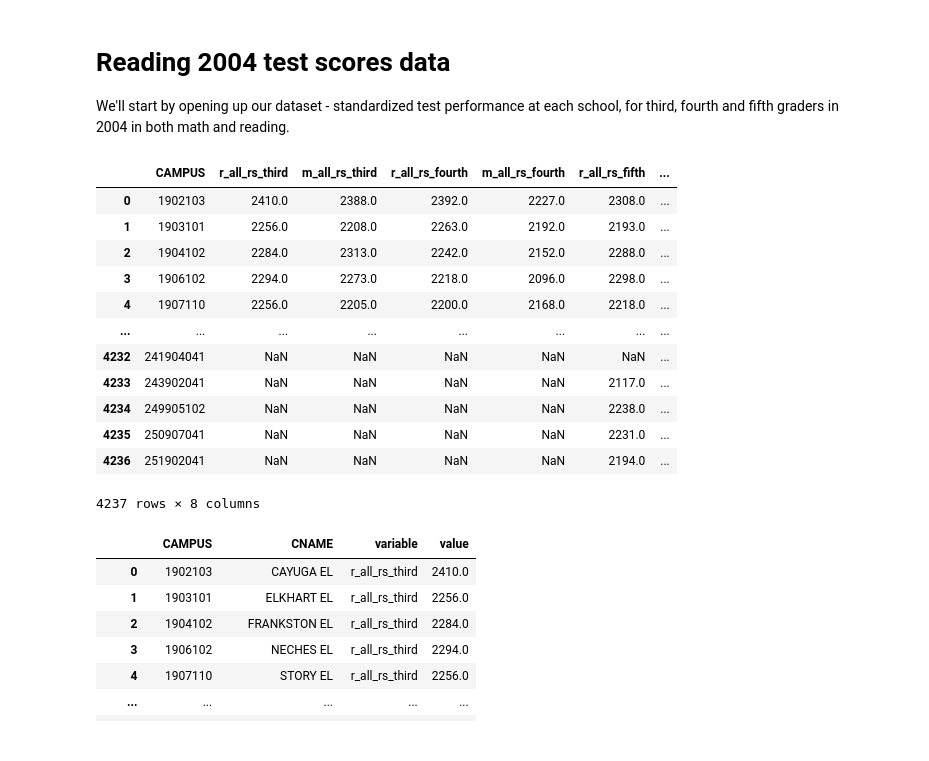
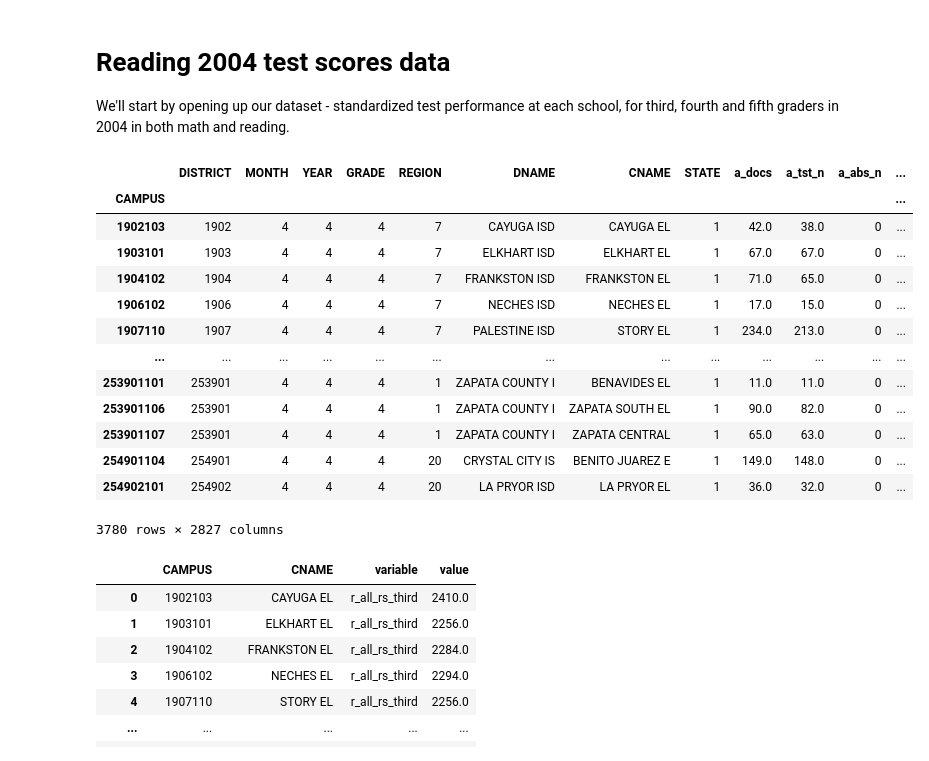
Before and after one commit to data4news/dallas-news-linear-regression, a Jupyter notebook: scratchpad.ipynb, the cells around one changed output. Cells and saved outputs as stored; diff of their text form; code cells hidden in the pictures.

```diff
--- a/scratchpad.ipynb
+++ b/scratchpad.ipynb
@@ -46,30 +46,27 @@ pd.set_option("display.max_columns", 200)
 
 We'll start by opening up our dataset - standardized test performance at each school, for third, fourth and fifth graders in 2004 in both math and reading.
 # %%
-df_third_grade_2004 = pd.read_csv("data/cfy04e3.dat", usecols=['r_all_rs', 'm_all_rs', 'CNAME', 'CAMPUS']).set_index('CAMPUS').add_suffix('_third')
-df_fourth_grade_2004 = pd.read_csv("data/cfy04e4.dat", usecols=['r_all_rs', 'm_all_rs', 'CNAME', 'CAMPUS']).set_index('CAMPUS').add_suffix('_fourth')
-df_fifth_grade_2004 = pd.read_csv("data/cfy04e5.dat", usecols=['r_all_rs', 'm_all_rs', 'CNAME', 'CAMPUS']).set_index('CAMPUS').add_suffix('_fifth')
+df_third_grade_2004 = pd.read_csv("data/cfy04e3.dat").set_index('CAMPUS').assign(grade='third')
+df_fourth_grade_2004 = pd.read_csv("data/cfy04e4.dat").set_index('CAMPUS').assign(grade='fourth')
+df_fifth_grade_2004 = pd.read_csv("data/cfy04e5.dat").set_index('CAMPUS').assign(grade='fifth')
 
-df_2004 = pd.concat([df_third_grade_2004, df_fourth_grade_2004, df_fifth_grade_2004], axis=1).reset_index()
-df_2004['CNAME'] = df_2004['CNAME_third'].fillna(df_2004['CNAME_fourth']).fillna(df_2004['CNAME_fifth'])
-df_2004 = df_2004.drop(columns=['CNAME_third', 'CNAME_fourth', 'CNAME_fifth'])
-
-df = df_2004
-df
+df_2004 = pd.concat([df_third_grade_2004, df_fourth_grade_2004, df_fifth_grade_2004])
+df_2004.query('grade=="fourth"')
 # %% [output]
-|  | CAMPUS | r_all_rs_third | m_all_rs_third | r_all_rs_fourth | m_all_rs_fourth | r_all_rs_fifth | ... |
-| 0 | 1902103 | 2410.0 | 2388.0 | 2392.0 | 2227.0 | 2308.0 | ... |
-| 1 | 1903101 | 2256.0 | 2208.0 | 2263.0 | 2192.0 | 2193.0 | ... |
-| 2 | 1904102 | 2284.0 | 2313.0 | 2242.0 | 2152.0 | 2288.0 | ... |
-| 3 | 1906102 | 2294.0 | 2273.0 | 2218.0 | 2096.0 | 2298.0 | ... |
-| 4 | 1907110 | 2256.0 | 2205.0 | 2200.0 | 2168.0 | 2218.0 | ... |
-| ... | ... | ... | ... | ... | ... | ... | ... |
-| 4232 | 241904041 | NaN | NaN | NaN | NaN | NaN | ... |
-| 4233 | 243902041 | NaN | NaN | NaN | NaN | 2117.0 | ... |
-| 4234 | 249905102 | NaN | NaN | NaN | NaN | 2238.0 | ... |
-| 4235 | 250907041 | NaN | NaN | NaN | NaN | 2231.0 | ... |
-| 4236 | 251902041 | NaN | NaN | NaN | NaN | 2194.0 | ... |
+|  | DISTRICT | MONTH | YEAR | GRADE | REGION | DNAME | CNAME | STATE | a_docs | a_tst_n | a_abs_n | ... |
+| CAMPUS |  |  |  |  |  |  |  |  |  |  |  | ... |
+| 1902103 | 1902 | 4 | 4 | 4 | 7 | CAYUGA ISD | CAYUGA EL | 1 | 42.0 | 38.0 | 0 | ... |
+| 1903101 | 1903 | 4 | 4 | 4 | 7 | ELKHART ISD | ELKHART EL | 1 | 67.0 | 67.0 | 0 | ... |
+| 1904102 | 1904 | 4 | 4 | 4 | 7 | FRANKSTON ISD | FRANKSTON EL | 1 | 71.0 | 65.0 | 0 | ... |
+| 1906102 | 1906 | 4 | 4 | 4 | 7 | NECHES ISD | NECHES EL | 1 | 17.0 | 15.0 | 0 | ... |
+| 1907110 | 1907 | 4 | 4 | 4 | 7 | PALESTINE ISD | STORY EL | 1 | 234.0 | 213.0 | 0 | ... |
+| ... | ... | ... | ... | ... | ... | ... | ... | ... | ... | ... | ... | ... |
+| 253901101 | 253901 | 4 | 4 | 4 | 1 | ZAPATA COUNTY I | BENAVIDES EL | 1 | 11.0 | 11.0 | 0 | ... |
+| 253901106 | 253901 | 4 | 4 | 4 | 1 | ZAPATA COUNTY I | ZAPATA SOUTH EL | 1 | 90.0 | 82.0 | 0 | ... |
+| 253901107 | 253901 | 4 | 4 | 4 | 1 | ZAPATA COUNTY I | ZAPATA CENTRAL | 1 | 65.0 | 63.0 | 0 | ... |
+| 254901104 | 254901 | 4 | 4 | 4 | 20 | CRYSTAL CITY IS | BENITO JUAREZ E | 1 | 149.0 | 148.0 | 0 | ... |
+| 254902101 | 254902 | 4 | 4 | 4 | 20 | LA PRYOR ISD | LA PRYOR EL | 1 | 36.0 | 32.0 | 0 | ... |
-4237 rows × 8 columns
+3780 rows × 2827 columns
 # %%
 # Here is the dataframe above in long format if you'd prefer it that way!
 df_long = df.melt(id_vars=['CAMPUS', 'CNAME']).dropna()
```
Also changed, not shown: 1 other file.
